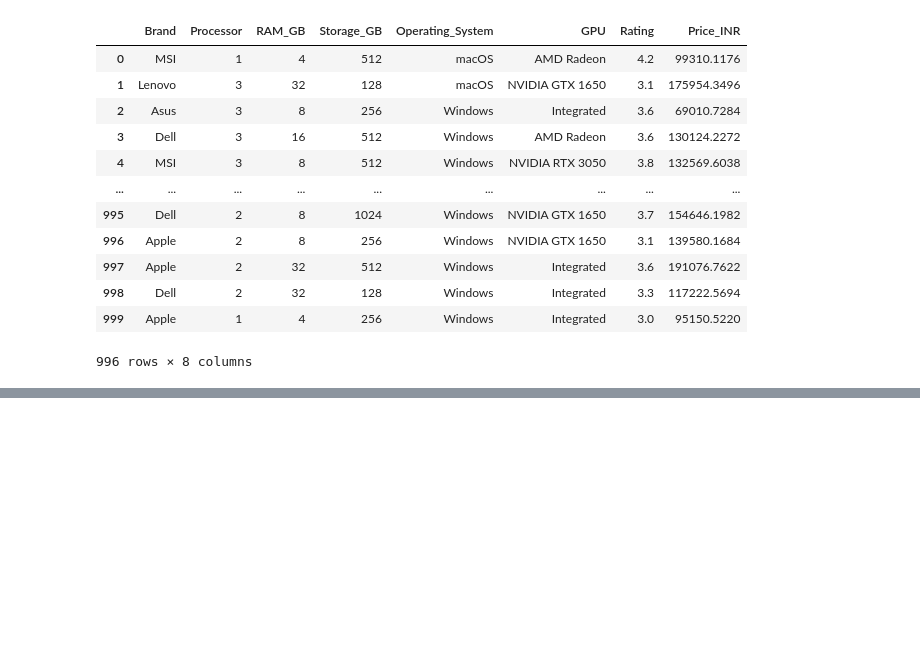
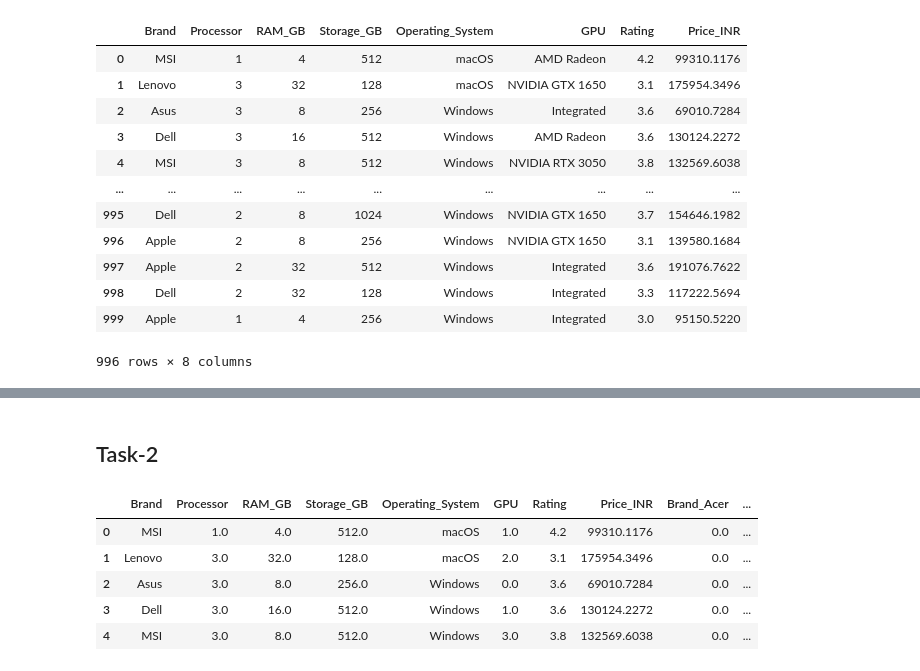
Before and after one commit to subxm/TekWorks, a Jupyter notebook: ML-Project/Amazon_laptop_price_prediction.ipynb, the cells around one changed output, grey strips where cells are left out. Cells and saved outputs as stored; diff of their text form; code cells hidden in the pictures; blank space fills up the shorter version.

```diff
--- a/ML-Project/Amazon_laptop_price_prediction.ipynb
+++ b/ML-Project/Amazon_laptop_price_prediction.ipynb
@@ -128,3 +128,13 @@ data
 | 998 | Dell | 2 | 32 | 128 | Windows | Integrated | 3.3 | 117222.5694 |
 | 999 | Apple | 1 | 4 | 256 | Windows | Integrated | 3.0 | 95150.5220 |
 996 rows × 8 columns
+# %%
+# Integrated -> 0
+# AMD -> 1
+# NVIDIA GTX 1650-> 2
+# NVDIA RTX 3050 -> 3
+data['GPU'] = data['GPU'].replace({'Integrated': 0,
+                                     'AMD Radeon': 1,
+                                     'NVIDIA GTX 1650': 2,
+                                     'NVIDIA RTX 3050': 3})
+data['GPU'].value_counts()
@@ -130,0 +148,11 @@ data
+# %%
+# brand column encoding using one hot encoding
+from sklearn.preprocessing import OneHotEncoder
+
+# load the one hot encoder
+encoder = OneHotEncoder(sparse_output=False)
+
+# fit and transform the brand column
+brand_encoded = encoder.fit_transform(data[['Brand']])
+
+brand_encoded
@@ -130,0 +169,4 @@ data
+# %%
+# brand col convert into number using one hot encoding
+brand_encoded_df = pd.DataFrame(brand_encoded, columns=encoder.get_feature_names_out(['Brand']))
+brand_encoded_df.head()
@@ -130,0 +180,13 @@ data
+# %% [markdown]
+## Task-2
+# %%
+# brand_encoded add in the dataframe
+data = pd.concat([data, brand_encoded_df], axis=1)
+data.head()
+# %% [output]
+|  | Brand | Processor | RAM_GB | Storage_GB | Operating_System | GPU | Rating | Price_INR | Brand_Acer | ... |
+| 0 | MSI | 1.0 | 4.0 | 512.0 | macOS | 1.0 | 4.2 | 99310.1176 | 0.0 | ... |
+| 1 | Lenovo | 3.0 | 32.0 | 128.0 | macOS | 2.0 | 3.1 | 175954.3496 | 0.0 | ... |
+| 2 | Asus | 3.0 | 8.0 | 256.0 | Windows | 0.0 | 3.6 | 69010.7284 | 0.0 | ... |
+| 3 | Dell | 3.0 | 16.0 | 512.0 | Windows | 1.0 | 3.6 | 130124.2272 | 0.0 | ... |
+| 4 | MSI | 3.0 | 8.0 | 512.0 | Windows | 3.0 | 3.8 | 132569.6038 | 0.0 | ... |
```
Also changed, not shown: parts of 12 cells of this notebook, 5 other files.
